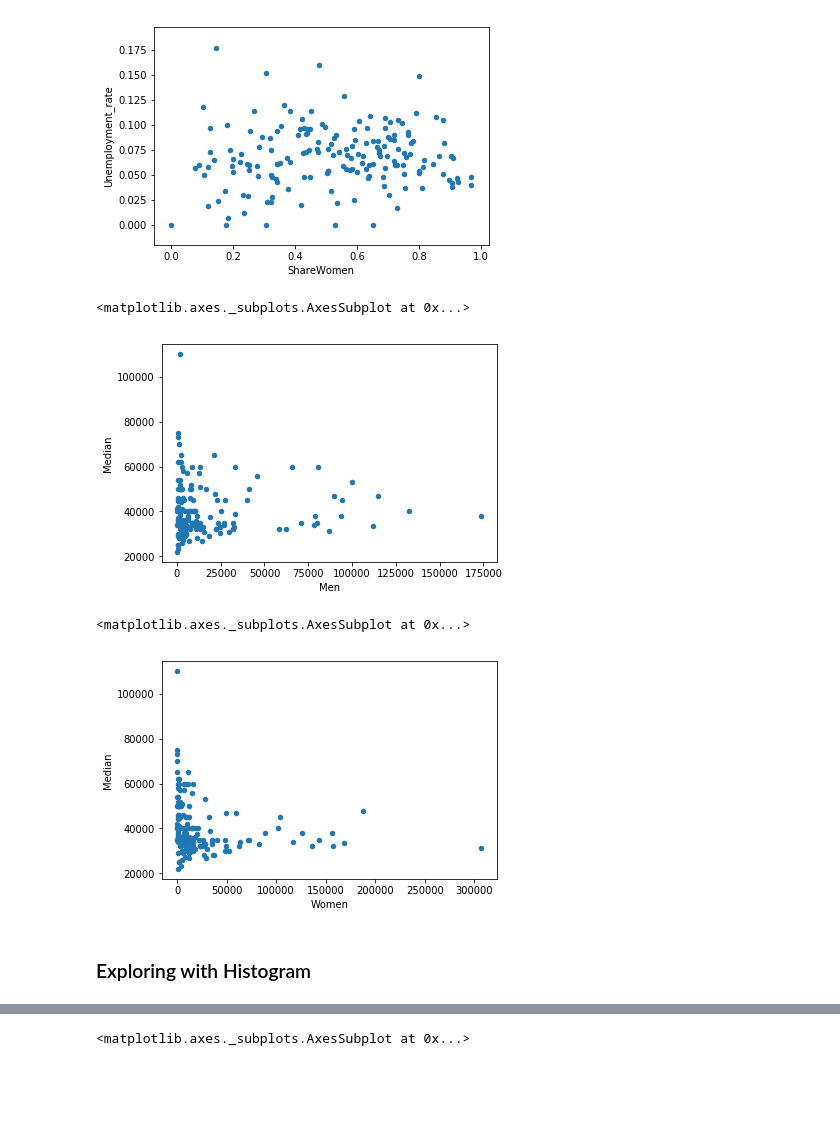
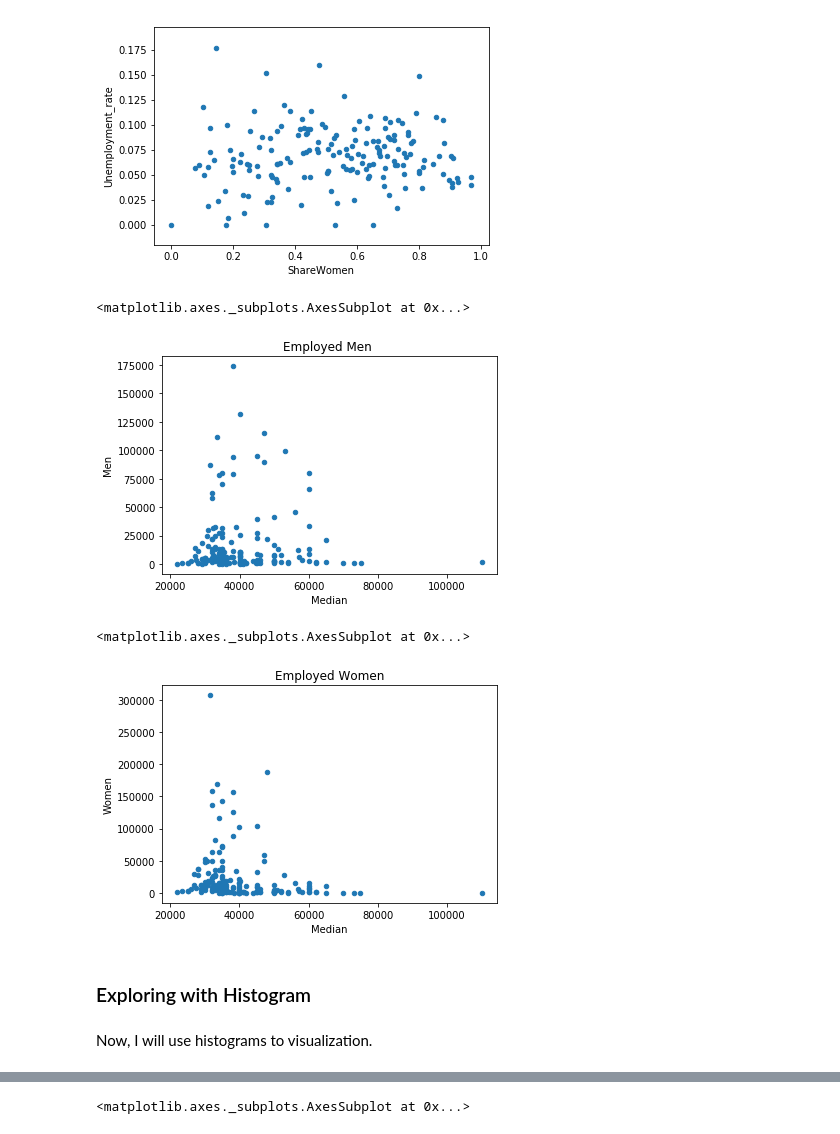
Before and after one commit to shylkymc/Job-Outcomes-After-Graduation, a Jupyter notebook: Job Outcomes.ipynb, the cells around one changed output, grey strips where cells are left out. Saved outputs shown, nothing was run; the diff lists cells and outputs as text; code cells hidden in the pictures; blank space fills up the shorter version.

```diff
--- a/Job Outcomes.ipynb
+++ b/Job Outcomes.ipynb
@@ -102,15 +140,17 @@ recent_grads.plot(x="ShareWomen", y="Unemployment_rate", kind="scatter")
 <matplotlib.axes._subplots.AxesSubplot at 0x...>
 [figure]
 # %%
-recent_grads.plot(x="Men", y="Median", kind="scatter")
+recent_grads.plot(x="Median",y="Men", kind="scatter", title="Employed Men ")
 # %% [output]
 <matplotlib.axes._subplots.AxesSubplot at 0x...>
-[figure, old version]
+[figure, new version]
 # %%
-recent_grads.plot(x="Women", y="Median", kind="scatter")
+recent_grads.plot( x="Median", y="Women", kind="scatter", title= "Employed Women")
 # %% [output]
 <matplotlib.axes._subplots.AxesSubplot at 0x...>
-[figure, old version]
+[figure, new version]
 # %% [markdown]
 ### Exploring with Histogram
+# %% [markdown]
+Now, I will use histograms to visualization.
 # %%
```
Also changed, not shown: parts of 18 cells of this notebook.
